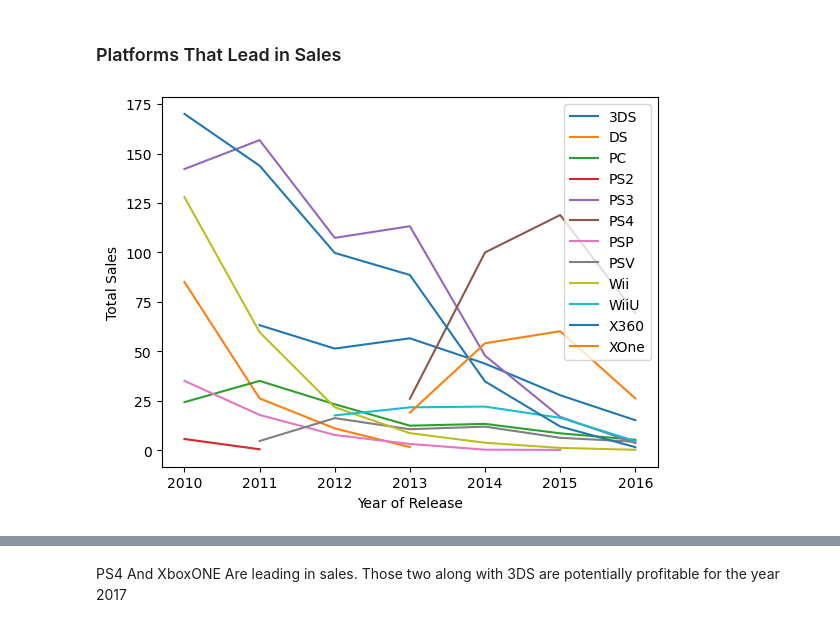
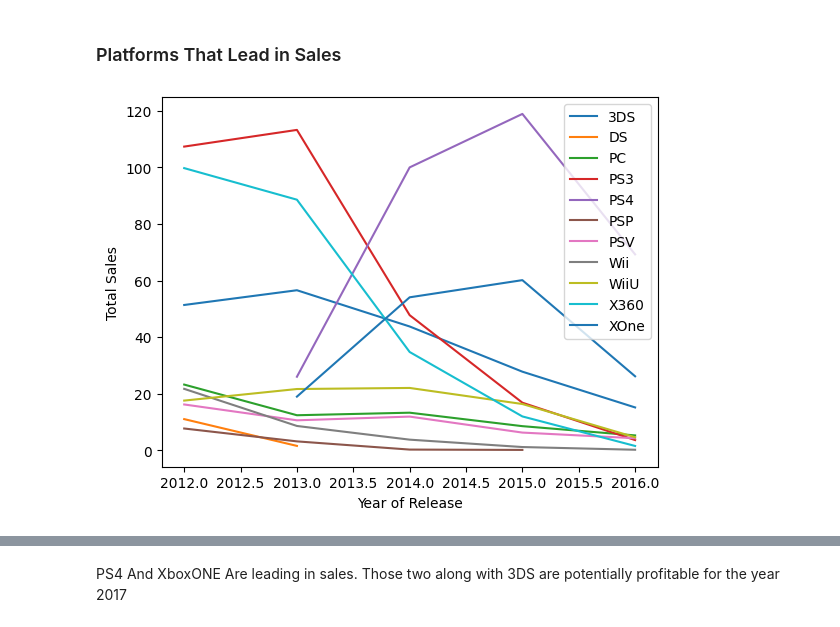
Before and after one commit to xevihaqeel/GameData, a Jupyter notebook: VideoGameDataAnalysis.ipynb, the cells around one changed output, grey strips where cells are left out. Cells and saved outputs as stored; diff of their text form; code cells hidden in the pictures.

```diff
--- a/VideoGameDataAnalysis.ipynb
+++ b/VideoGameDataAnalysis.ipynb
@@ -10,7 +101,7 @@ from functools import reduce
 from scipy import stats
 from scipy.stats import pearsonr
 # %%
-games = pd.read_csv('games.csv')
+games = pd.read_csv('datasets/games.csv')
 # %%
 games.info()
 games.head(20)
@@ -86,4 +204,4 @@ games.loc[games['user_score'] == 'tbd', 'user_score'] = np.nan
 games['user_score'] = games['user_score'].fillna(0).astype(float)
 # %%
 #calculating total sales
-games['total_sales'] = games['na_sales'] + games['eu_sales'] + games['jp_sales'] + games['other_sales']
+games['total_sales'] = games[['na_sales','eu_sales','jp_sales','other_sales']].sum(axis=1)
@@ -106,0 +235,2 @@ games.head(10)
+# %%
+games = games.drop_duplicates(subset=['name','year_of_release','platform'],keep='first',inplace=False)
@@ -183,16 +432,16 @@ platform_fade_frequency: 0.9
 # %% [markdown]
 ### Platforms That Lead in Sales
 # %%
-relevant_games = games[games['year_of_release'] >= 2010]
+relevant_games = games[games['year_of_release'] >= 2012]
 platform_trend = relevant_games.groupby(['platform', 'year_of_release'])['total_sales'].sum().reset_index()
 
 for platform in platform_trend['platform'].unique():
     plt.plot(platform_trend[platform_trend['platform'] == platform]['year_of_release'],
              platform_trend[platform_trend['platform'] == platform]['total_sales'],
              label=platform)
 plt.xlabel('Year of Release')
 plt.ylabel('Total Sales')
 plt.legend()
 plt.show()
 # %% [output]
-[figure, old version]
+[figure, new version]
```
Also changed, not shown: parts of 106 cells of this notebook, 1 other file.
